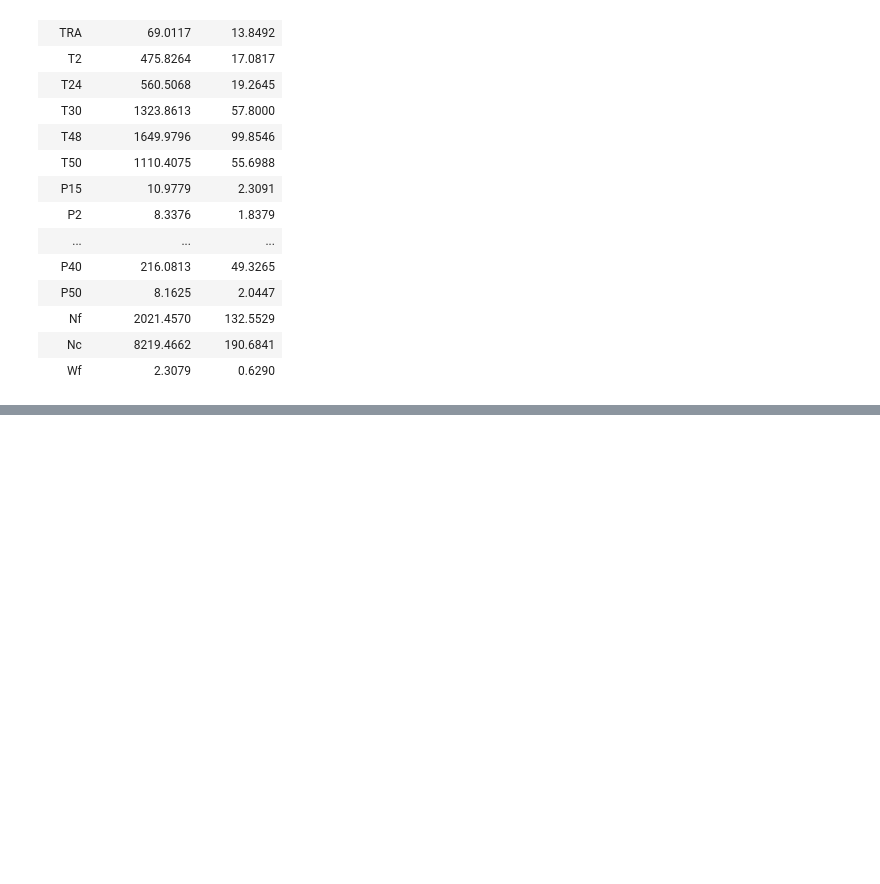
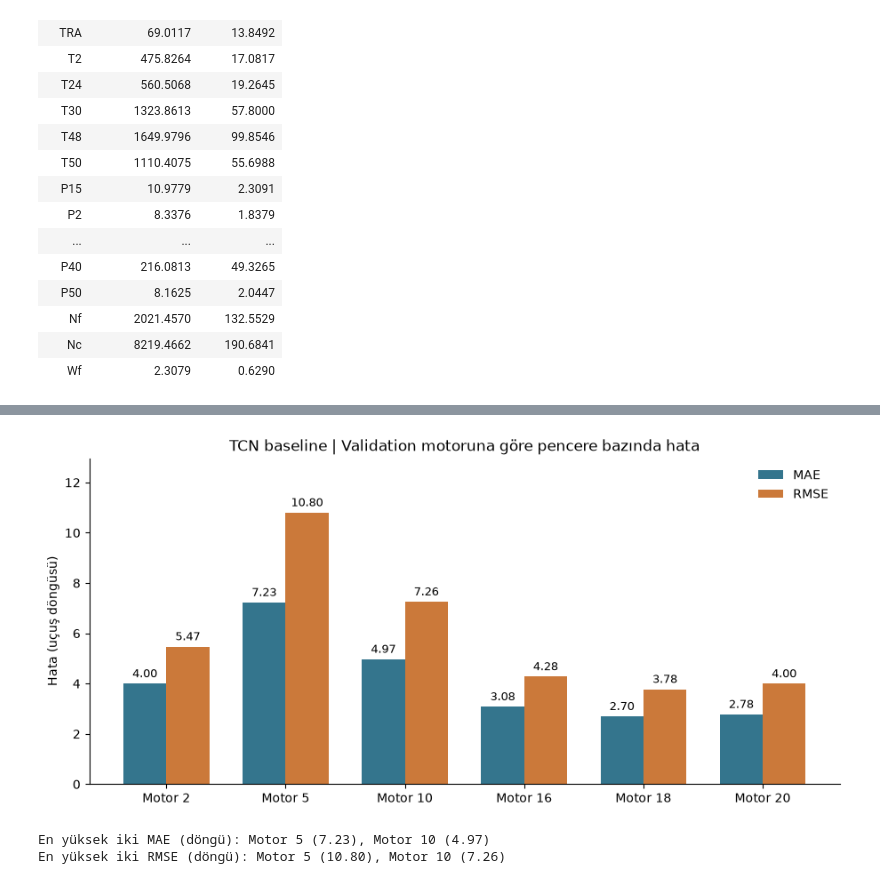
Before and after one commit to ilkinsoydas/End-to-End-PdM-Pipeline, a Jupyter notebook: n_cmapss/notebooks/07_TCN_Training_Results.ipynb, the cells around one changed output, grey strips where cells are left out. Saved outputs shown, nothing was run; the diff lists cells and outputs as text; code cells hidden in the pictures; blank space fills up the shorter version.

Commit message:
Add TCN evaluation and window error analysis across six validation engines

```diff
--- a/n_cmapss/notebooks/07_TCN_Training_Results.ipynb
+++ b/n_cmapss/notebooks/07_TCN_Training_Results.ipynb
@@ -217,0 +334,36 @@ display(pd.DataFrame({
+# %%
+import matplotlib.pyplot as plt
+import numpy as np
+
+comparison = results.sort_values("Validation motoru").reset_index(drop=True)
+x = np.arange(len(comparison))
+width = 0.36
+
+fig, ax = plt.subplots(figsize=(9, 4.2), constrained_layout=True)
+
+for offset, column, label, color in [
+    (-width / 2, "MAE (döngü)", "MAE", "#34758D"),
+    ( width / 2, "RMSE (döngü)", "RMSE", "#CB793A"),
+]:
+    bars = ax.bar(x + offset, comparison[column], width, label=label, color=color)
+    ax.bar_label(bars, fmt="%.2f", padding=3, fontsize=9)
+
+ax.set_xticks(x, [f"Motor {m}" for m in comparison["Validation motoru"]])
+ax.set_ylabel("Hata (uçuş döngüsü)")
+ax.set_title("TCN baseline | Validation motoruna göre pencere bazında hata")
+ax.set_ylim(0, comparison["RMSE (döngü)"].max() * 1.2)
+ax.legend(frameon=False)
+ax.spines[["top", "right"]].set_visible(False)
+plt.show()
+
+for column in ["MAE (döngü)", "RMSE (döngü)"]:
+    highest = comparison.nlargest(2, column)
+    ranking = ", ".join(
+        f"Motor {int(row['Validation motoru'])} ({row[column]:.2f})"
+        for _, row in highest.iterrows()
+    )
+    print(f"En yüksek iki {column}: {ranking}")
+# %% [output]
+[figure, added]
+En yüksek iki MAE (döngü): Motor 5 (7.23), Motor 10 (4.97)
+En yüksek iki RMSE (döngü): Motor 5 (10.80), Motor 10 (7.26)
```
Also changed, not shown: parts of 4 cells of this notebook, 4 other files.
